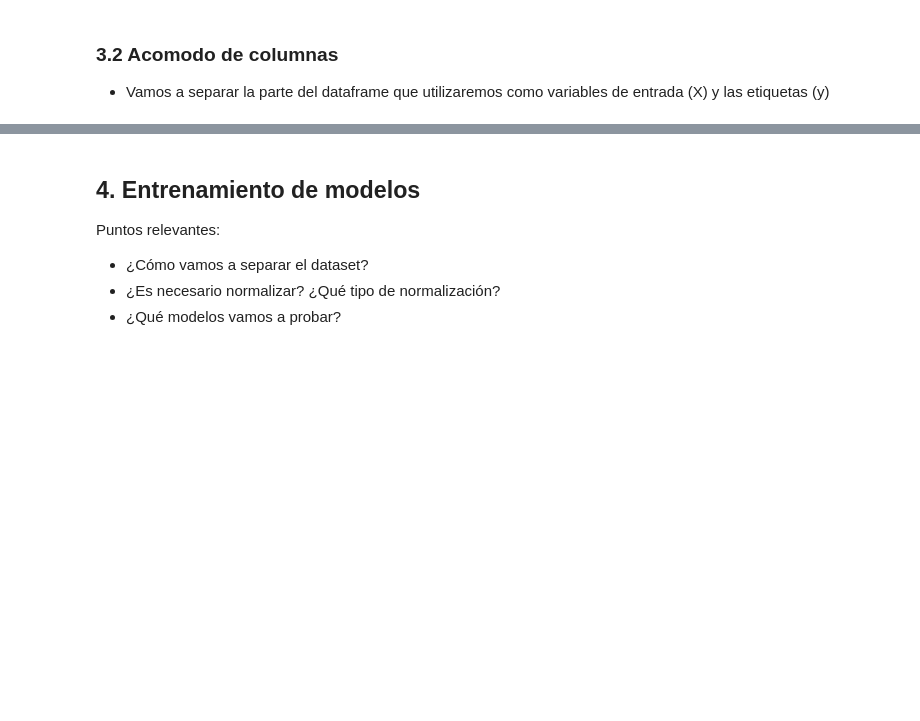
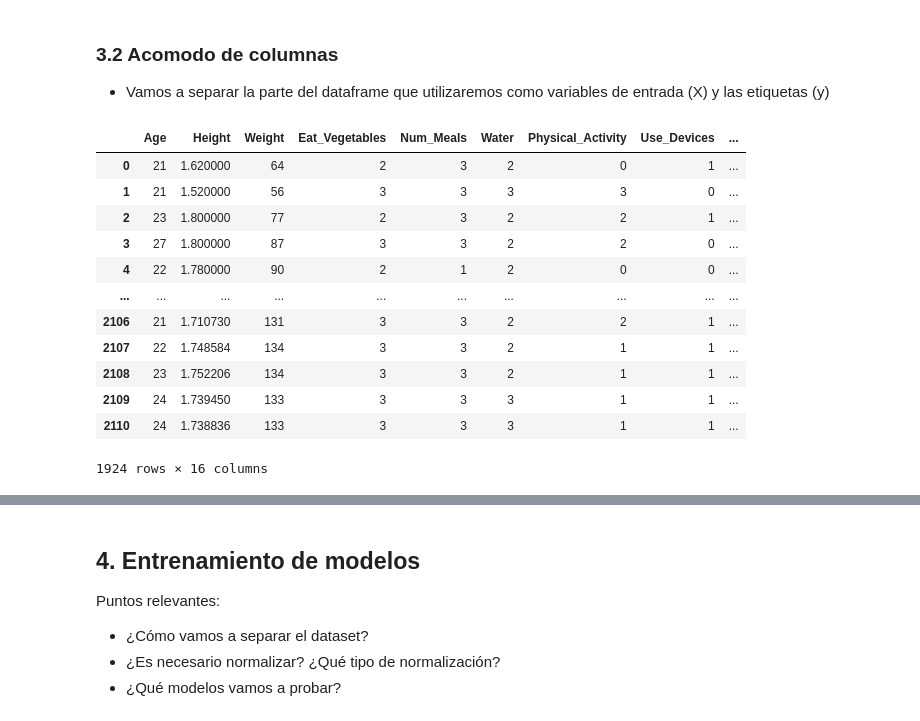
Before and after one commit to Kumiko27/UVM-ML-Classification, a Jupyter notebook: EjercicioML.ipynb, the cells around one changed output, grey strips where cells are left out. Saved outputs shown, nothing was run; the diff lists cells and outputs as text; code cells hidden in the pictures; blank space fills up the shorter version.

```diff
--- a/EjercicioML.ipynb
+++ b/EjercicioML.ipynb
@@ -49,0 +450,18 @@ Puntos relevantes:
+# %%
+data['Gender'] = data['Gender'].astype(type_Gender)
+data['Drink_Alcohol'] = data['Drink_Alcohol'].astype(type_Drink_Alcohol)
+data['High_Caloric_Food'] = data['High_Caloric_Food'].astype(type_High_Caloric_Food)
+data['SMOKE'] = data['SMOKE'].astype(type_SMOKE)
+data['Monitor_Calories'] = data['Monitor_Calories'].astype(type_Monitor_Calories)
+data['family_history_with_overweight'] = data['family_history_with_overweight'].astype(type_history)
+data['Food_between_Meals'] = data['Food_between_Meals'].astype(type_Food_between_Meals)
+data['Mode_Transportation'] = data['Mode_Transportation'].astype(type_Mode_Transportation)
+# %%
+data['Gender_codes'] = data['Gender'].cat.codes
+data['Drink_Alcohol_codes'] = data['Drink_Alcohol'].cat.codes
+data['High_Caloric_Food_codes'] = data['High_Caloric_Food'].cat.codes
+data['SMOKE_codes'] = data['SMOKE'].cat.codes
+data['Monitor_Calories_codes'] = data['Monitor_Calories'].cat.codes
+data['family_history_with_overweight_codes'] = data['family_history_with_overweight'].cat.codes
+data['Food_between_Meals_codes'] = data['Food_between_Meals'].cat.codes
+data['Mode_Transportation_codes'] = data['Mode_Transportation'].cat.codes
@@ -55,0 +482,21 @@ Puntos relevantes:
+# %%
+data = data.drop(columns=['Gender','Drink_Alcohol','High_Caloric_Food','Monitor_Calories','SMOKE','family_history_with_overweight','Food_between_Meals','Mode_Transportation'])
+# %%
+df_X = data.drop(columns=['NObeyesdad'])
+df_y = data['NObeyesdad']
+# %%
+df_X
+# %% [output]
+|  | Age | Height | Weight | Eat_Vegetables | Num_Meals | Water | Physical_Activity | Use_Devices | ... |
+| 0 | 21 | 1.620000 | 64 | 2 | 3 | 2 | 0 | 1 | ... |
+| 1 | 21 | 1.520000 | 56 | 3 | 3 | 3 | 3 | 0 | ... |
+| 2 | 23 | 1.800000 | 77 | 2 | 3 | 2 | 2 | 1 | ... |
+| 3 | 27 | 1.800000 | 87 | 3 | 3 | 2 | 2 | 0 | ... |
+| 4 | 22 | 1.780000 | 90 | 2 | 1 | 2 | 0 | 0 | ... |
+| ... | ... | ... | ... | ... | ... | ... | ... | ... | ... |
+| 2106 | 21 | 1.710730 | 131 | 3 | 3 | 2 | 2 | 1 | ... |
+| 2107 | 22 | 1.748584 | 134 | 3 | 3 | 2 | 1 | 1 | ... |
+| 2108 | 23 | 1.752206 | 134 | 3 | 3 | 2 | 1 | 1 | ... |
+| 2109 | 24 | 1.739450 | 133 | 3 | 3 | 3 | 1 | 1 | ... |
+| 2110 | 24 | 1.738836 | 133 | 3 | 3 | 3 | 1 | 1 | ... |
+1924 rows × 16 columns
```
Also changed, not shown: parts of 105 cells of this notebook.
